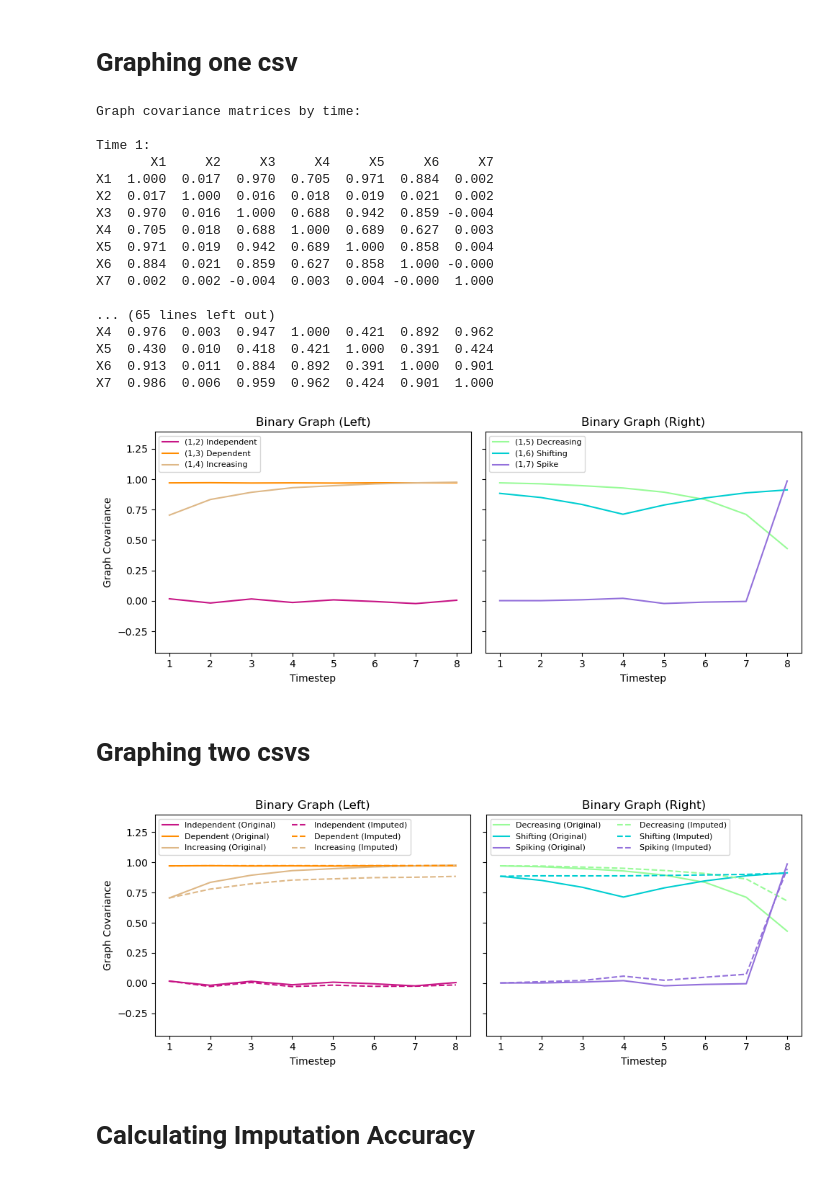
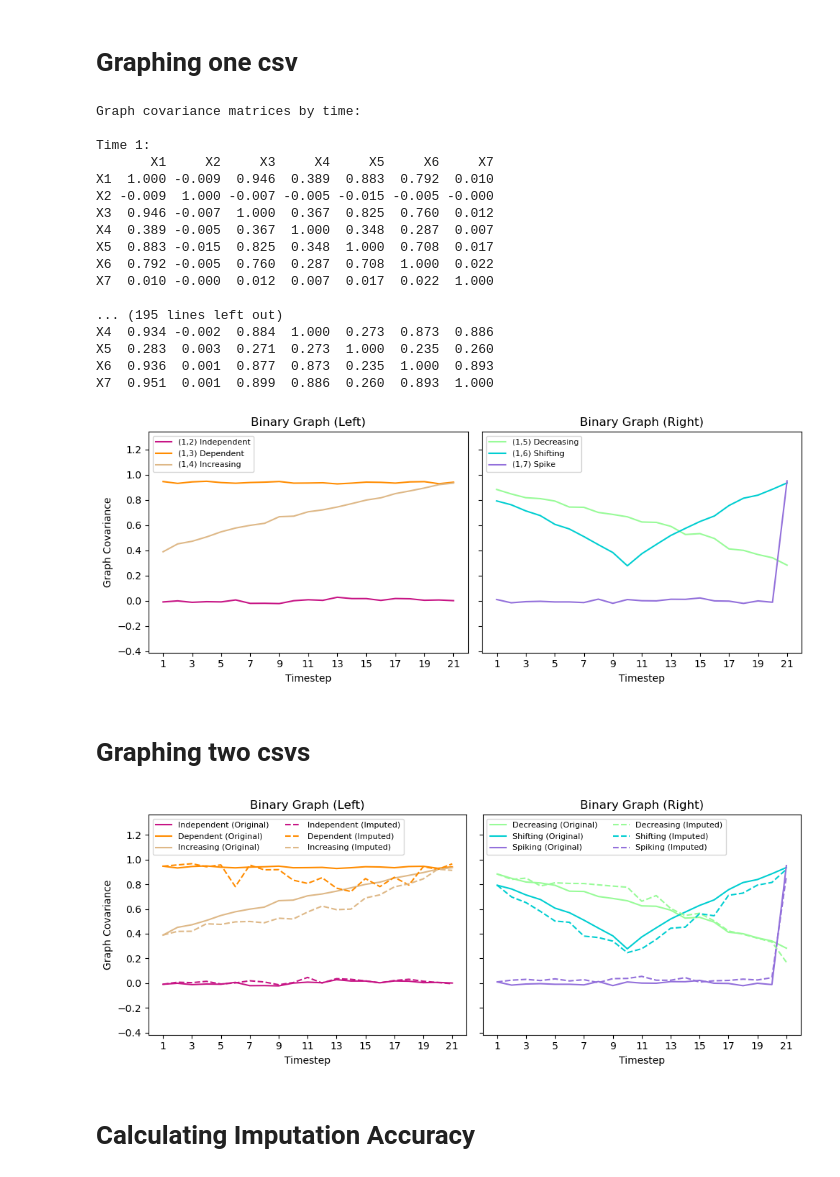
Before and after one commit to hugwuoke/anti-trafficking, a Jupyter notebook: key_plotting_analysis_OW.ipynb, the cells around one changed output. Saved outputs shown, nothing was run; the diff lists cells and outputs as text; code cells hidden in the pictures.

```diff
--- a/key_plotting_analysis_OW.ipynb
+++ b/key_plotting_analysis_OW.ipynb
@@ -67,7 +67,7 @@ def compute_graph_covariance(df: pd.DataFrame, time_col: str = 't') -> dict:
 # %% [markdown]
 # Graphing one csv
 # %%
-df = pd.read_csv("../non_categorical_gen_data.csv")
+df = pd.read_csv("Simulated Data/simple_gen_data_new.csv")
 gc_matrices = compute_graph_covariance(df, time_col="t")
 
 print("Graph covariance matrices by time:")
@@ -79,19 +79,19 @@ Graph covariance matrices by time:
 
 Time 1:
        X1     X2     X3     X4     X5     X6     X7
-X1  1.000  0.017  0.970  0.705  0.971  0.884  0.002
-X2  0.017  1.000  0.016  0.018  0.019  0.021  0.002
-X3  0.970  0.016  1.000  0.688  0.942  0.859 -0.004
-X4  0.705  0.018  0.688  1.000  0.689  0.627  0.003
-X5  0.971  0.019  0.942  0.689  1.000  0.858  0.004
-X6  0.884  0.021  0.859  0.627  0.858  1.000 -0.000
-X7  0.002  0.002 -0.004  0.003  0.004 -0.000  1.000
+X1  1.000 -0.009  0.946  0.389  0.883  0.792  0.010
+X2 -0.009  1.000 -0.007 -0.005 -0.015 -0.005 -0.000
+X3  0.946 -0.007  1.000  0.367  0.825  0.760  0.012
+X4  0.389 -0.005  0.367  1.000  0.348  0.287  0.007
+X5  0.883 -0.015  0.825  0.348  1.000  0.708  0.017
+X6  0.792 -0.005  0.760  0.287  0.708  1.000  0.022
+X7  0.010 -0.000  0.012  0.007  0.017  0.022  1.000
 
-... (65 lines left out)
-X4  0.976  0.003  0.947  1.000  0.421  0.892  0.962
-X5  0.430  0.010  0.418  0.421  1.000  0.391  0.424
-X6  0.913  0.011  0.884  0.892  0.391  1.000  0.901
-X7  0.986  0.006  0.959  0.962  0.424  0.901  1.000
+... (195 lines left out)
+X4  0.934 -0.002  0.884  1.000  0.273  0.873  0.886
+X5  0.283  0.003  0.271  0.273  1.000  0.235  0.260
+X6  0.936  0.001  0.877  0.873  0.235  1.000  0.893
+X7  0.951  0.001  0.899  0.886  0.260  0.893  1.000
 # %%
 times = sorted(gc_matrices.keys())
 
@@ -136,16 +136,23 @@ y_upper = global_max + margin
 ax1.set_ylim(y_lower, y_upper)
 ax2.set_ylim(y_lower, y_upper)
 
+# Set x-axis limits from 0 to 22 and ticks at 1, 4, 7, ... up to 21
+xticks = [1, 3, 5, 7, 9, 11, 13, 15, 17, 19, 21]
+ax1.set_xlim(0, 22)
+ax2.set_xlim(0, 22)
+ax1.set_xticks(xticks)
+ax2.set_xticks(xticks)
+
 plt.tight_layout()
 plt.show()
 # %% [output]
-[figure, old version]
+[figure, new version]
 # %% [markdown]
 # Graphing two csvs
 # %%
 # Load two CSV files
-df1 = pd.read_csv("Simulated Data/Normal (Non-Categorical)/non_categorical_gen_data.csv") # Original "ground truth"
-df2 = pd.read_csv("Simulated Data/Normal (Non-Categorical)/non_categorical_gen_linreg_imputation.csv") # Imputed dataset
+df1 = pd.read_csv("Data/Simulated Data/New Simulated Data t=21/simple_gen_data_new.csv") # Original "ground truth"
+df2 = pd.read_csv("Data/Simulated Data/New Simulated Data t=21/kNN/10k26 Average/simple_gen_kNNavg7k26_impute_binary.csv") # Imputed dataset
 # %%
 # Compute graph covariance for both datasets
 gc_matrices1 = compute_graph_covariance(df1, time_col="t")
@@ -207,34 +214,41 @@ ax2.plot(common_times, gc2_15_shifted, color='palegreen',   linestyle='--', labe
 ax2.plot(common_times, gc2_16_shifted, color='darkturquoise', linestyle='--', label='Shifting (Imputed)')
 ax2.plot(common_times, gc2_17_shifted, color='mediumpurple', linestyle='--', label='Spiking (Imputed)')
 ax2.set_xlabel('Timestep')
 ax2.set_title('Binary Graph (Right)')
 ax2.legend(loc='upper left', fontsize='8', ncol=2)
 
 # --- GLOBAL Y-LIMITS ---
 all_data_original = np.concatenate([
     gc1_12, gc1_13, gc1_14,
     gc1_15, gc1_16, gc1_17
 ])
 all_data_imputed = np.concatenate([
     gc2_12_shifted, gc2_13_shifted, gc2_14_shifted,
     gc2_15_shifted, gc2_16_shifted, gc2_17_shifted
 ])
 all_data = np.concatenate([all_data_original, all_data_imputed])
 
 global_min = np.min(all_data)
 global_max = np.max(all_data)
 data_range = global_max - global_min
 margin = 0.4 * data_range
 y_lower = global_min - margin
 y_upper = global_max + margin
 
 ax1.set_ylim(y_lower, y_upper)
 ax2.set_ylim(y_lower, y_upper)
 
+# Set x-axis limits from 0 to 22 and ticks at 1, 4, 7, ... up to 21
+xticks = [1, 3, 5, 7, 9, 11, 13, 15, 17, 19, 21]
+ax1.set_xlim(0, 22)
+ax2.set_xlim(0, 22)
+ax1.set_xticks(xticks)
+ax2.set_xticks(xticks)
+
 plt.tight_layout()
 plt.show()
 # %% [output]
-[figure, old version]
+[figure, new version]
 # %% [markdown]
 # Calculating Imputation Accuracy
 # %%
```
Also changed, not shown: parts of 11 cells of this notebook, 10 other files.
